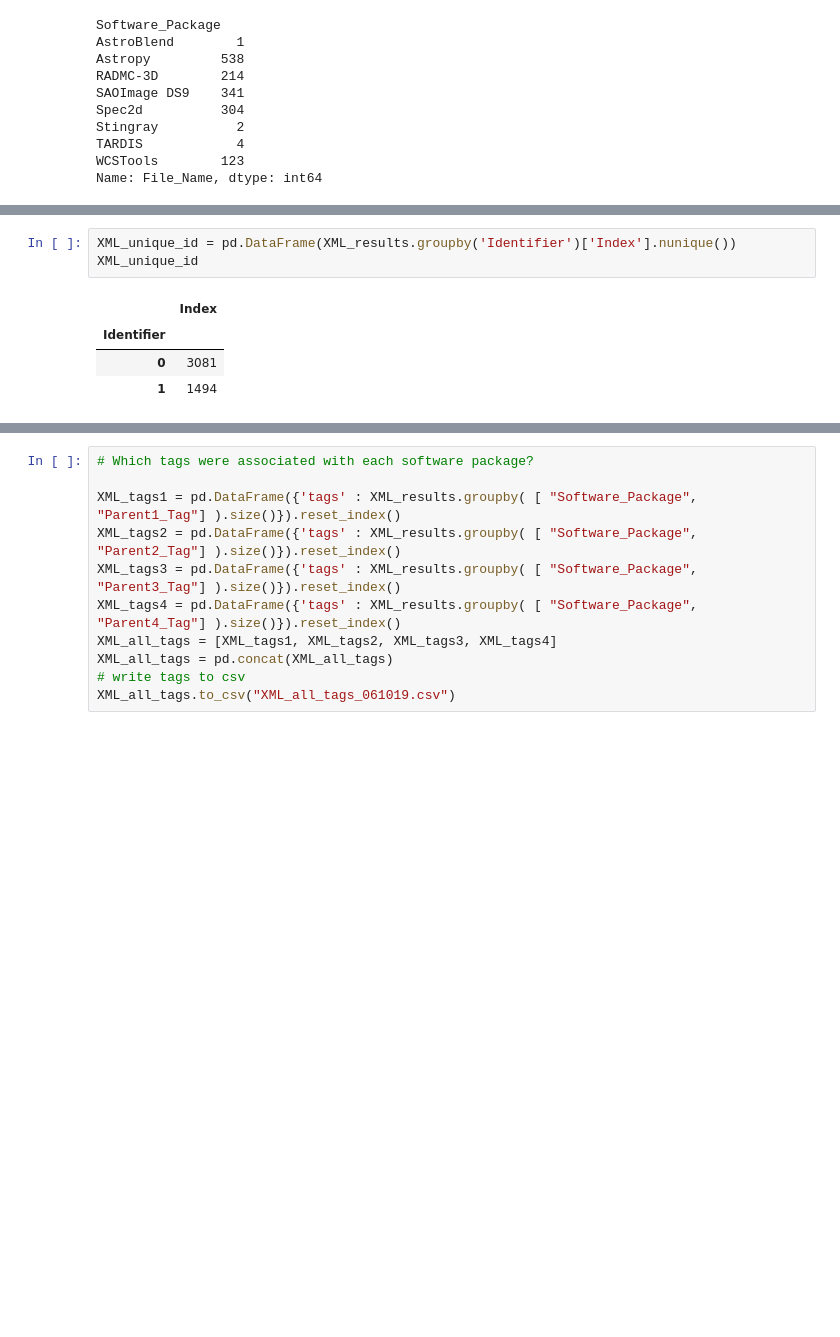
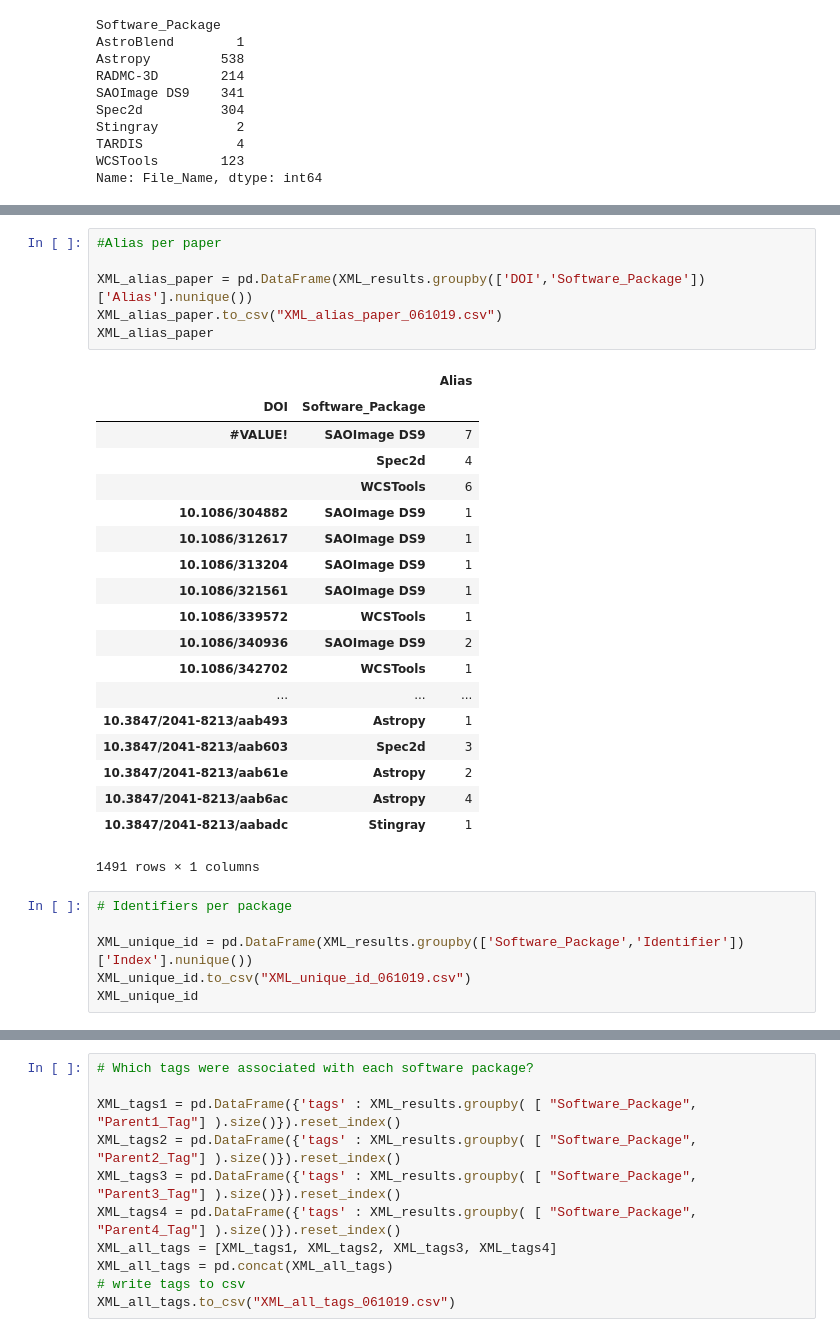
Before and after one commit to CfA-Library/Cite_Astro_Software, a Jupyter notebook: Citation_Study_2019/XML_SEARCH/XML_ANALYSIS/XML_ANALYSIS_061019/XML_FINAL_ANALYSIS_061019.ipynb, the cells around one changed output, grey strips where cells are left out. Cells and saved outputs as stored; diff of their text form; blank space fills up the shorter version.

```diff
--- a/Citation_Study_2019/XML_SEARCH/XML_ANALYSIS/XML_ANALYSIS_061019/XML_FINAL_ANALYSIS_061019.ipynb
+++ b/Citation_Study_2019/XML_SEARCH/XML_ANALYSIS/XML_ANALYSIS_061019/XML_FINAL_ANALYSIS_061019.ipynb
@@ -151,9 +153,33 @@ XML_unique_alias
 109 rows × 1 columns
+# %%
+#Alias per paper
+
+XML_alias_paper = pd.DataFrame(XML_results.groupby(['DOI','Software_Package'])['Alias'].nunique())
+XML_alias_paper.to_csv("XML_alias_paper_061019.csv")
+XML_alias_paper
+# %% [output]
+|  |  | Alias |
+| DOI | Software_Package |  |
+| #VALUE! | SAOImage DS9 | 7 |
+|  | Spec2d | 4 |
+|  | WCSTools | 6 |
+| 10.1086/304882 | SAOImage DS9 | 1 |
+| 10.1086/312617 | SAOImage DS9 | 1 |
+| 10.1086/313204 | SAOImage DS9 | 1 |
+| 10.1086/321561 | SAOImage DS9 | 1 |
+| 10.1086/339572 | WCSTools | 1 |
+| 10.1086/340936 | SAOImage DS9 | 2 |
+| 10.1086/342702 | WCSTools | 1 |
+| ... | ... | ... |
+| 10.3847/2041-8213/aab493 | Astropy | 1 |
+| 10.3847/2041-8213/aab603 | Spec2d | 3 |
+| 10.3847/2041-8213/aab61e | Astropy | 2 |
+| 10.3847/2041-8213/aab6ac | Astropy | 4 |
+| 10.3847/2041-8213/aabadc | Stingray | 1 |
+1491 rows × 1 columns
 # %%
-XML_unique_id = pd.DataFrame(XML_results.groupby('Identifier')['Index'].nunique())
+# Identifiers per package
+
+XML_unique_id = pd.DataFrame(XML_results.groupby(['Software_Package','Identifier'])['Index'].nunique())
+XML_unique_id.to_csv("XML_unique_id_061019.csv")
 XML_unique_id
-# %% [output]
-|  | Index |
-| Identifier |  |
-| 0 | 3081 |
-| 1 | 1494 |
```
Also changed, not shown: parts of 11 cells of this notebook.
